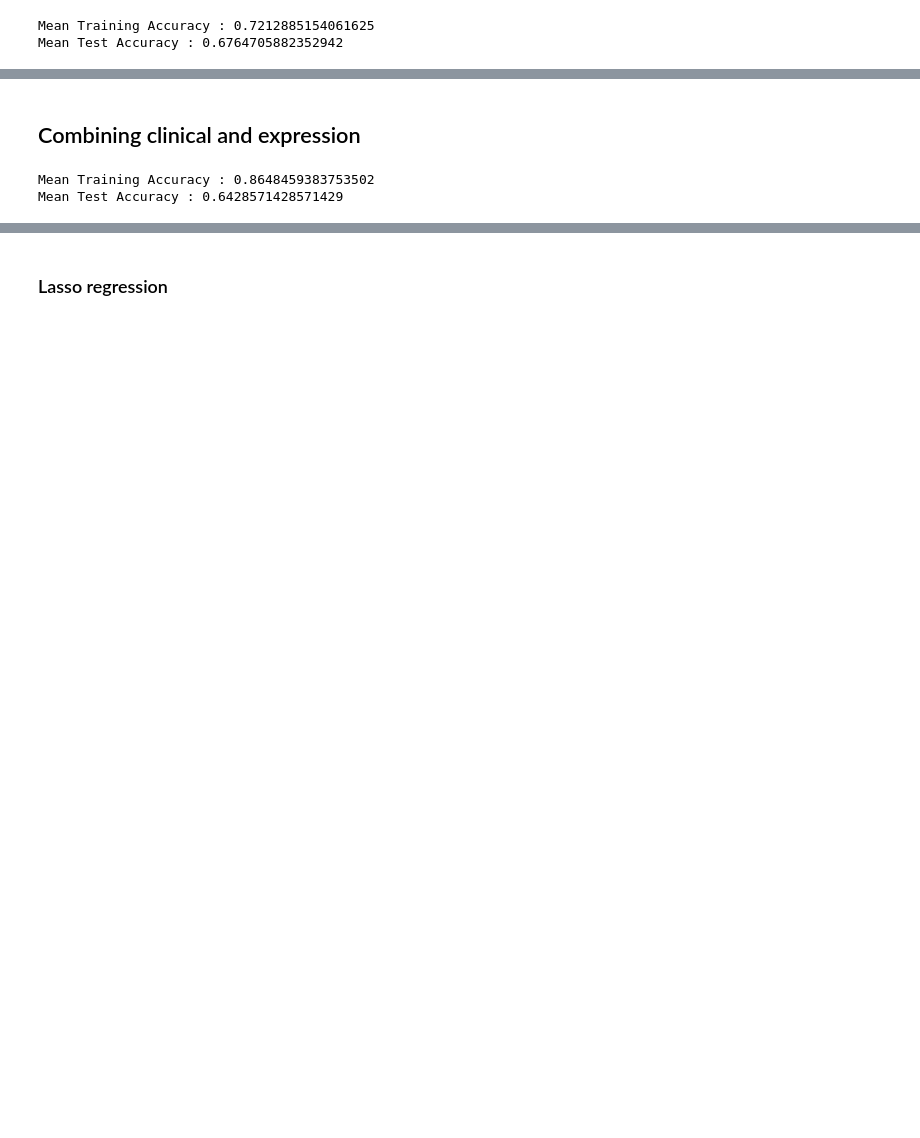
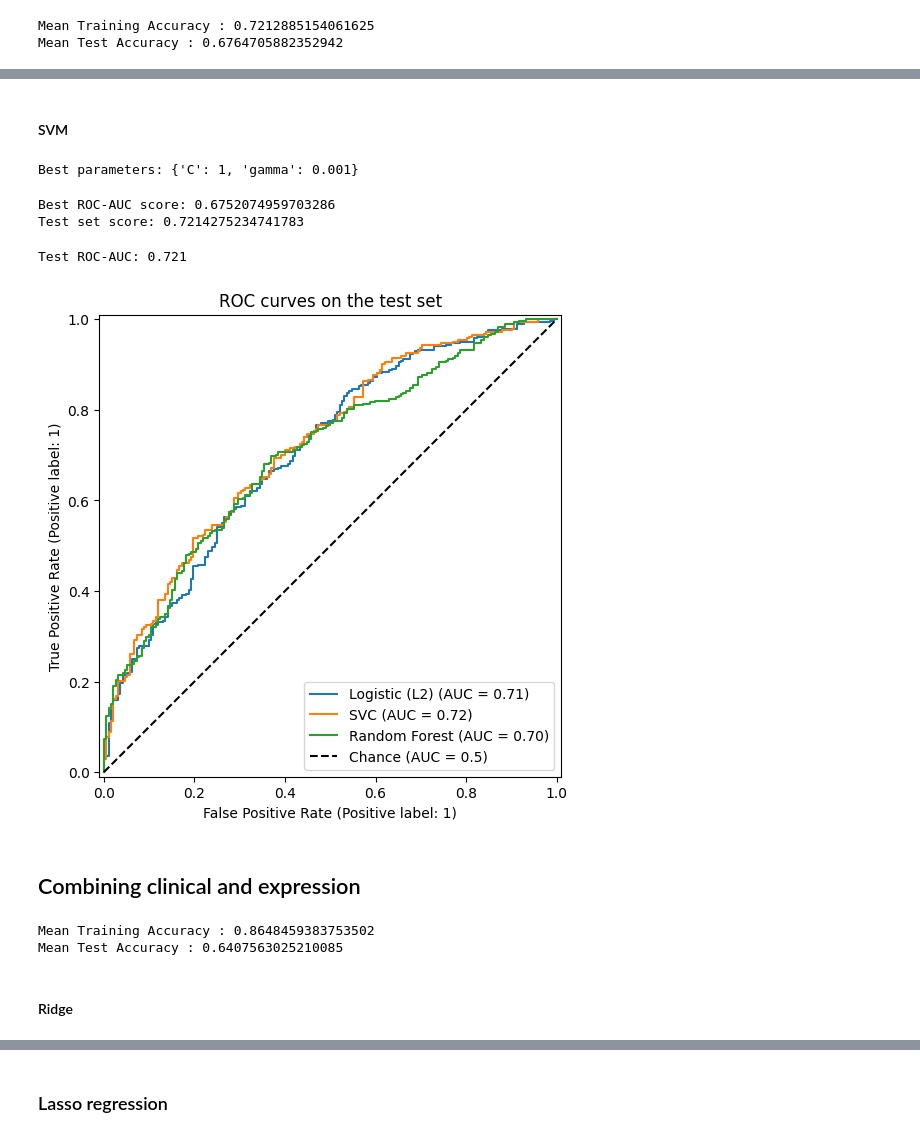
Before and after one commit to pntnguyen/ML_GCSP, a Jupyter notebook: note.ipynb, the cells around one changed output, grey strips where cells are left out. Saved outputs shown, nothing was run; the diff lists cells and outputs as text; code cells hidden in the pictures; blank space fills up the shorter version.

```diff
--- a/note.ipynb
+++ b/note.ipynb
@@ -333,8 +375,8 @@ C_values = [0.001, 0.01, 0.1, 1, 10, 100]
 
 results = {}
 for C in C_values:
-    model = LogisticRegression(penalty='l2', C=C, max_iter=2000)
-    scores = cross_val_score(model, X_expression_train, y_train, cv=cv)
+    model = LogisticRegression(penalty='l2', C=C, max_iter=10000)
+    scores = cross_val_score(model, X_expression_train, y_train, cv=cv, scoring="roc_auc")
     results[C] = scores
     print(f"C={C:<7} | fold accuracies: {scores.round(3)} | mean: {scores.mean():.3f}")
 
@@ -357,0 +440,4 @@ Mean Test Accuracy : 0.6764705882352942
+# %%
+rf_expression = grid_search.best_estimator_
+print("Training accuracy:", rf_expression.score(X_expression_train, y_train))
+print("Test accuracy:", rf_expression.score(X_expression_test, y_test))
@@ -358,3 +453,56 @@ Mean Test Accuracy : 0.6764705882352942
+# %% [markdown]
+#### SVM
+# %%
+svc_ex_path = "models/svc_ex_grid_search.joblib"
+
+if os.path.exists(svc_ex_path):
+    grid_search_svc = joblib.load(svc_ex_path)
+else:
+    param_grid = {
+        "C": [0.001, 0.01, 0.1, 1, 10, 100],
+        "gamma": [0.001, 0.01, 0.1, 1, 10, 100],
+    }
+
+    grid_search_svc = GridSearchCV(
+        SVC(), param_grid, cv=5, scoring="roc_auc",
+        return_train_score=True
+    )
+    grid_search_svc.fit(X_expression_train, y_train)
+    joblib.dump(grid_search_svc, svc_ex_path)
+# %%
+print("Best parameters:", grid_search_svc.best_params_)
+# %% [output]
+Best parameters: {'C': 1, 'gamma': 0.001}
+# %%
+print("Best ROC-AUC score:", grid_search_svc.best_score_)
+print("Test set score:", grid_search_svc.score(X_expression_test, y_test))
+# %% [output]
+Best ROC-AUC score: 0.6752074959703286
+Test set score: 0.7214275234741783
+# %%
+svc_expression = grid_search_svc.best_estimator_
+y_score = svc_expression.decision_function(X_expression_test)
+auc = roc_auc_score(y_test, y_score)
+print(f"Test ROC-AUC: {auc:.3f}")
+# %% [output]
+Test ROC-AUC: 0.721
+# %%
+models = {
+    "Logistic (L2)": logistic_expression_l2,
+    "SVC": svc_expression,
+    "Random Forest": rf_expression,
+}
+
+fig, ax = plt.subplots(figsize=(7, 6))
+for name, model in models.items():
+    RocCurveDisplay.from_estimator(model, X_expression_test, y_test, ax=ax, name=name)
+
+ax.plot([0, 1], [0, 1], "k--", label="Chance (AUC = 0.5)")
+ax.legend(loc="lower right")
+ax.set_title("ROC curves on the test set")
+plt.show()
+# %% [output]
+[figure, added]
 # %% [markdown]
 ## Combining clinical and expression
 # %%
@@ -364,8 +511,10 @@ X_clinical_expression_train, X_clinical_expression_test = train_test_split(X_cli
 # %%
-logistic_clinical_expression = LogisticRegression(penalty=None, max_iter=10000).fit(X_clinical_expression_train, y_train)
+logistic_clinical_expression = LogisticRegression(penalty=None, max_iter=10000).fit(X_combined_train, y_train)
 
-print('Mean Training Accuracy :',logistic_clinical_expression.score(X_clinical_expression_train, y_train))
-print('Mean Test Accuracy :',logistic_clinical_expression.score(X_clinical_expression_test, y_test))
+print('Mean Training Accuracy :',logistic_clinical_expression.score(X_combined_train, y_train))
+print('Mean Test Accuracy :',logistic_clinical_expression.score(X_combined_test, y_test))
 # %% [output]
 Mean Training Accuracy : 0.8648459383753502
-Mean Test Accuracy : 0.6428571428571429
+Mean Test Accuracy : 0.6407563025210085
+# %% [markdown]
+#### Ridge
```
Also changed, not shown: parts of 58 cells of this notebook, 37 other files.
